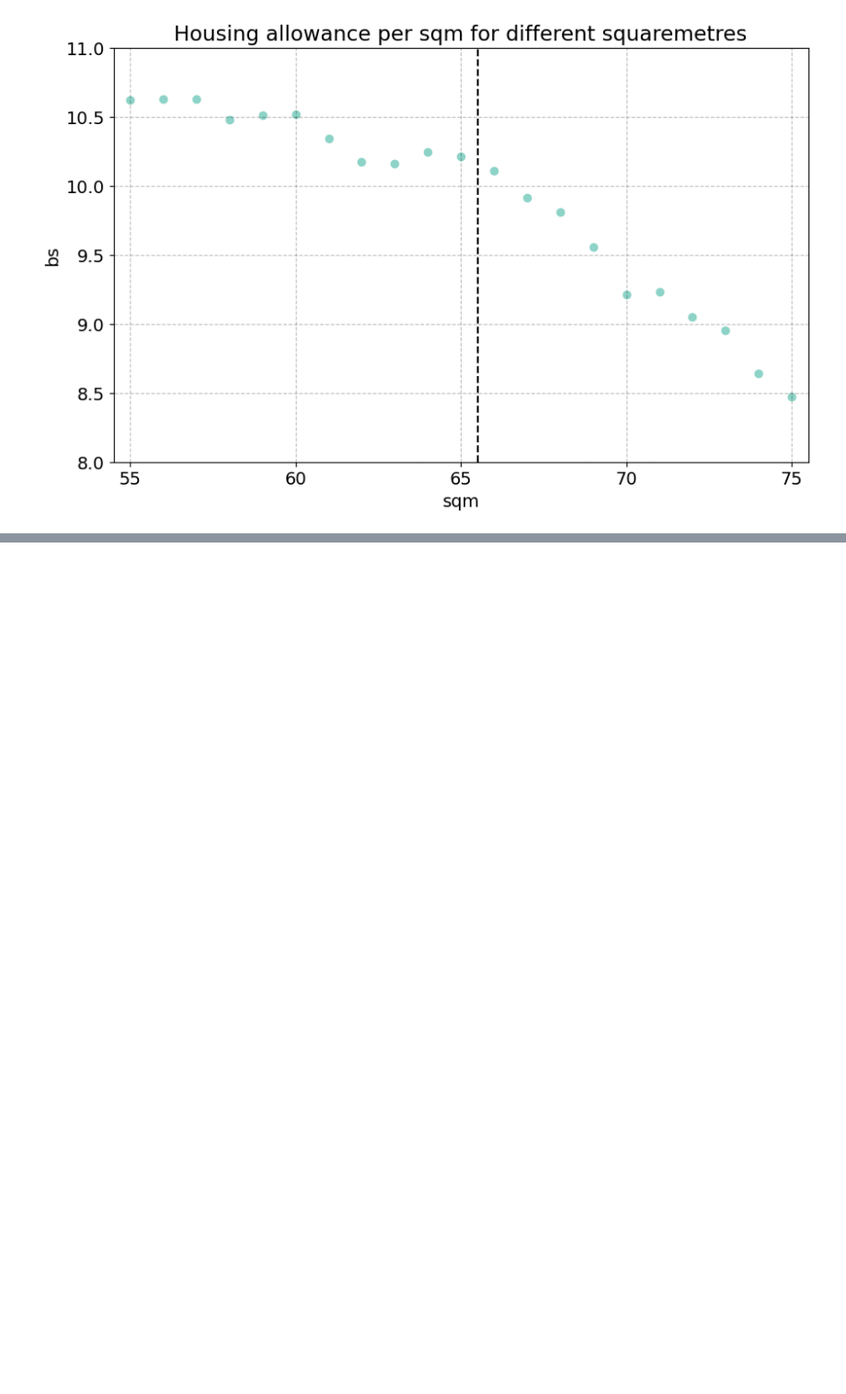
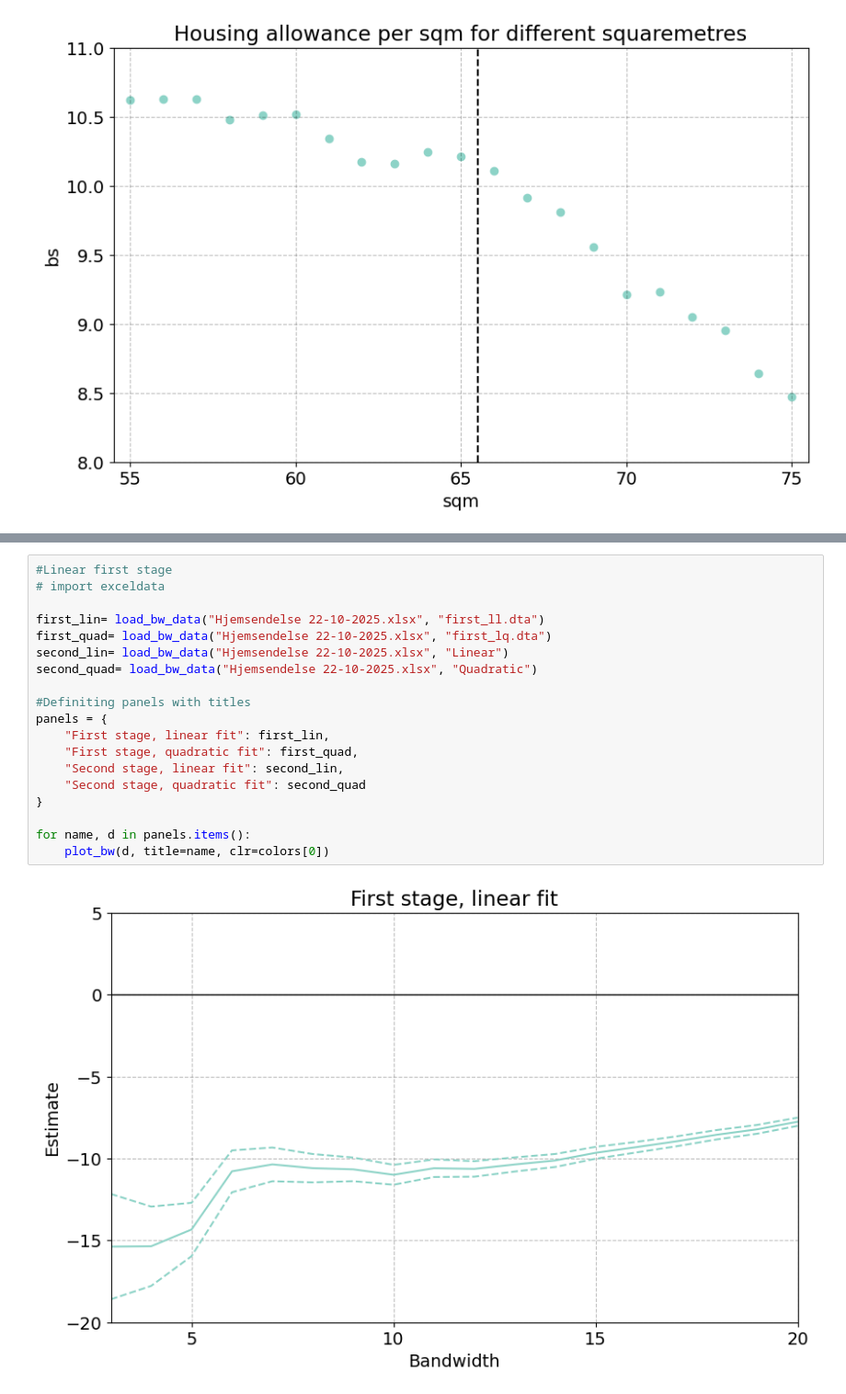
Before and after one commit to HansHoltenAndersen/Bachelor, a Jupyter notebook: Plots.ipynb, the cells around one changed output, grey strips where cells are left out. Shown at 92% size. Drawn from its saved outputs; the diff is of its cells as text; blank space fills up the shorter version.

```diff
--- a/Plots.ipynb
+++ b/Plots.ipynb
@@ -212,0 +269,21 @@ plt.show()
+# %%
+#Linear first stage
+# import exceldata
+
+first_lin= load_bw_data("Hjemsendelse 22-10-2025.xlsx", "first_ll.dta")
+first_quad= load_bw_data("Hjemsendelse 22-10-2025.xlsx", "first_lq.dta")
+second_lin= load_bw_data("Hjemsendelse 22-10-2025.xlsx", "Linear")
+second_quad= load_bw_data("Hjemsendelse 22-10-2025.xlsx", "Quadratic")
+
+#Definiting panels with titles
+panels = {
+    "First stage, linear fit": first_lin,
+    "First stage, quadratic fit": first_quad,
+    "Second stage, linear fit": second_lin,
+    "Second stage, quadratic fit": second_quad
+}
+
+for name, d in panels.items():
+    plot_bw(d, title=name, clr=colors[0])
+# %% [output]
+[figure, added]
```
Also changed, not shown: parts of 7 cells of this notebook.
